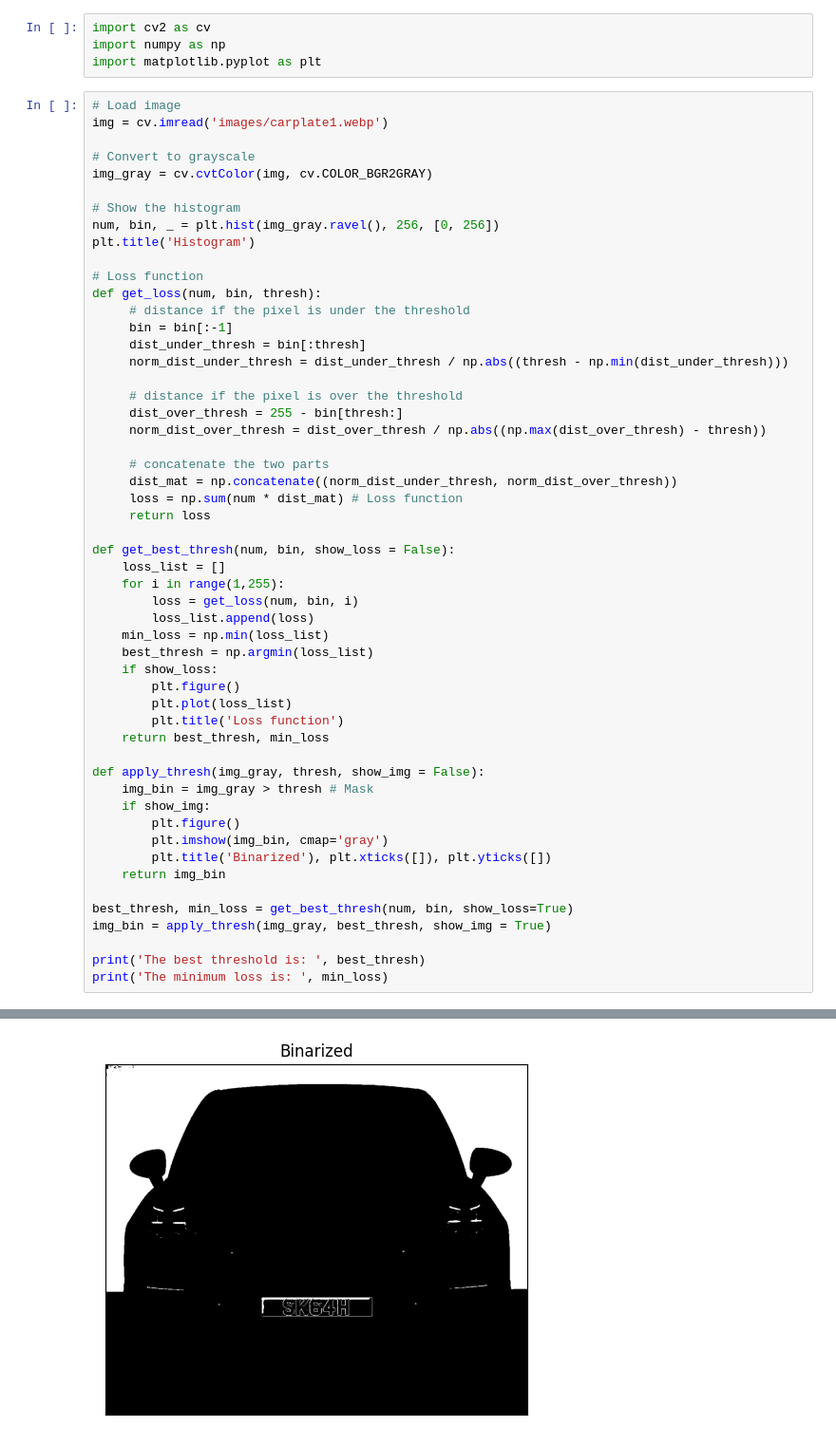
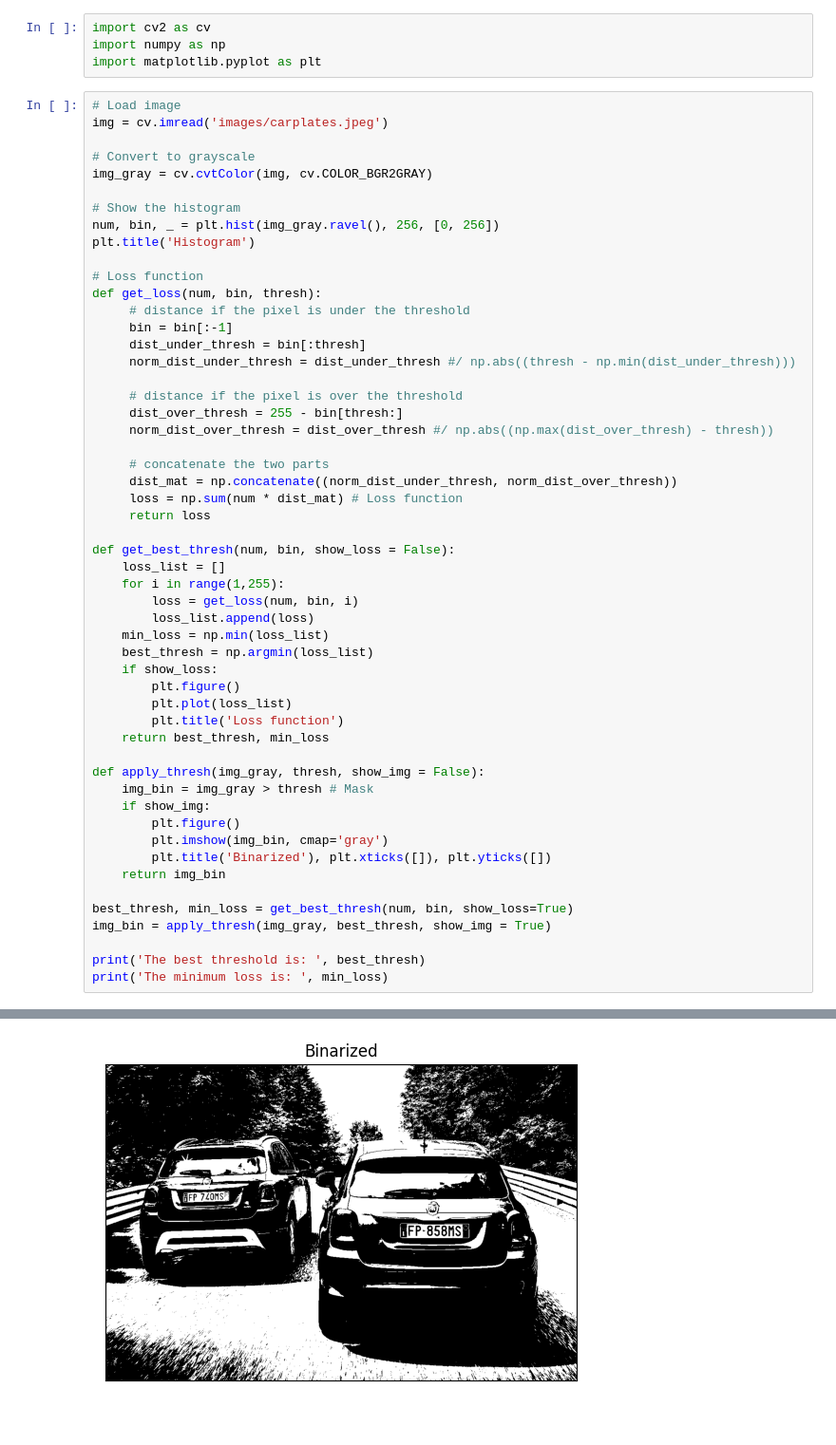
Before and after one commit to DavideLigari/computerVision, a Jupyter notebook: binarization.ipynb, the cells around one changed output, grey strips where cells are left out. Shown: that part at 95% size. Saved outputs shown, nothing was run; the diff lists cells and outputs as text.

```diff
--- a/binarization.ipynb
+++ b/binarization.ipynb
@@ -9,7 +9,7 @@ import numpy as np
 import matplotlib.pyplot as plt
 # %%
 # Load image
-img = cv.imread('images/carplate1.webp')
+img = cv.imread('images/carplates.jpeg')
 
 # Convert to grayscale
 img_gray = cv.cvtColor(img, cv.COLOR_BGR2GRAY)
@@ -23,11 +23,11 @@ def get_loss(num, bin, thresh):
      # distance if the pixel is under the threshold
      bin = bin[:-1]
      dist_under_thresh = bin[:thresh]
-     norm_dist_under_thresh = dist_under_thresh / np.abs((thresh - np.min(dist_under_thresh)))
+     norm_dist_under_thresh = dist_under_thresh #/ np.abs((thresh - np.min(dist_under_thresh)))
 
      # distance if the pixel is over the threshold
      dist_over_thresh = 255 - bin[thresh:]
-     norm_dist_over_thresh = dist_over_thresh / np.abs((np.max(dist_over_thresh) - thresh))
+     norm_dist_over_thresh = dist_over_thresh #/ np.abs((np.max(dist_over_thresh) - thresh))
 
      # concatenate the two parts
      dist_mat = np.concatenate((norm_dist_under_thresh, norm_dist_over_thresh))
@@ -68,4 +68,4 @@ The minimum loss is:  264334.565
-[figure, old version]
+[figure, new version]
 # %%
 img_otsu = cv.threshold(img_gray, 0, 255, cv.THRESH_OTSU)[1]
 plt.figure()
```
Also changed, not shown: parts of 5 cells of this notebook.
